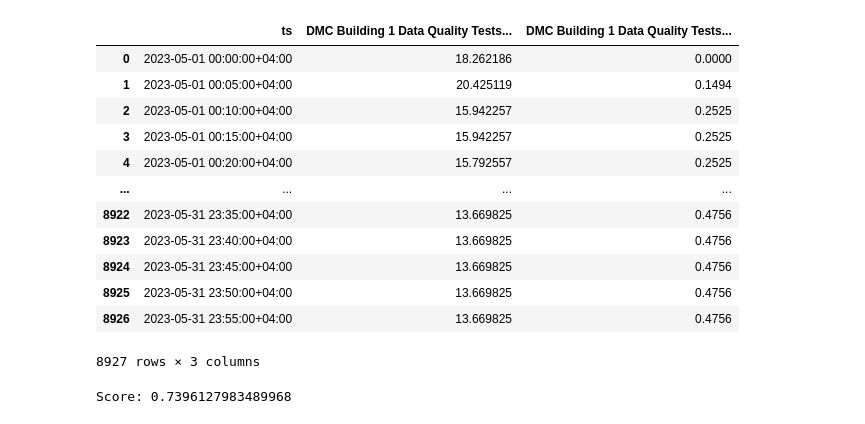
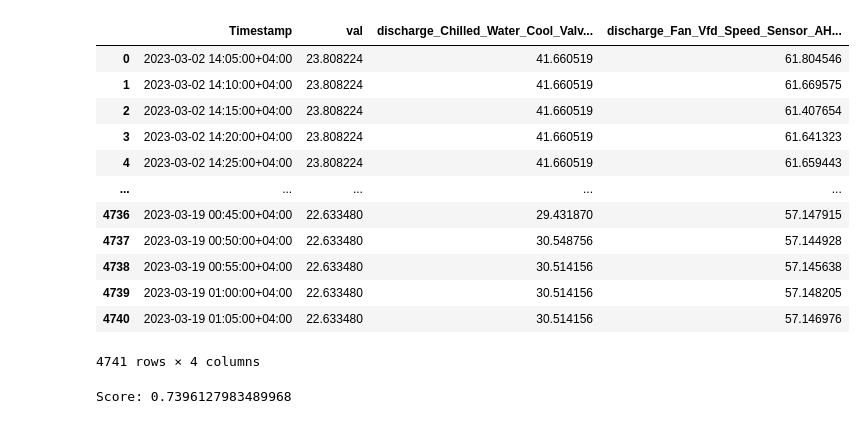
Before and after one commit to quajada/HubgradeDataCleaning, a Jupyter notebook: christine/ChristineMainTest.ipynb, the cells around one changed output. Cells and saved outputs as stored; diff of their text form; code cells hidden in the pictures.

```diff
--- a/christine/ChristineMainTest.ipynb
+++ b/christine/ChristineMainTest.ipynb
@@ -21,7 +21,7 @@ import pandas as pd
 
 
 master_table = extract_dummy_data(r"C:\Users\ccarandang\OneDrive - Enova Facilities Management\Documents\GitHub\HubgradeDataCleaning\HubgradeDataCleaning\christine\dummy_data")
-master_table.at[0,"his"]
+master_table.at[1,"his"]
 # def extractData(data):
 #     """
 #     Function that extracts data for python from the SS grid.
@@ -101,46 +101,46 @@ master_table.at[0,"his"]
 #     freq = str(data_logging_interval.total_seconds()/3600)+"h"
 
 
 #     # LIST OF MODELS
 #     models = [
 #         DOT(season_length=season_length)
 #     ]
 
 #     # The Model
 #     sf = StatsForecast(
 #         models=models,
 #         freq=freq,
 #         # fallback_model = SeasonalNaive(season_length=season_length),
 #         n_jobs=-1,
 #     )
 
 #     # Model fitting
 #     forecasts_df = sf.forecast(df=df[["ds", "y", "unique_id"]], h=horizon, level=[90])
 
 #     # removing the -hi- and -lo- columns
 #     for col in forecasts_df.columns:
 #         if re.search("-hi-", col) or re.search("-lo-", col):
 #             forecasts_df.drop(col, axis=1, inplace=True)
 
 #     forecasts_df = forecasts_df.rename(columns={"ds": "timestamp", "DynamicOptimizedTheta":"dynamicOptimizedTheta"})
 
 #     forecasts_df.set_index("timestamp", inplace=True)
 
 #     return forecasts_df
 # %% [output]
-|  | ts | DMC Building 1 Data Quality Tests... | DMC Building 1 Data Quality Tests... |
-| 0 | 2023-05-01 00:00:00+04:00 | 18.262186 | 0.0000 |
-| 1 | 2023-05-01 00:05:00+04:00 | 20.425119 | 0.1494 |
-| 2 | 2023-05-01 00:10:00+04:00 | 15.942257 | 0.2525 |
-| 3 | 2023-05-01 00:15:00+04:00 | 15.942257 | 0.2525 |
-| 4 | 2023-05-01 00:20:00+04:00 | 15.792557 | 0.2525 |
-| ... | ... | ... | ... |
-| 8922 | 2023-05-31 23:35:00+04:00 | 13.669825 | 0.4756 |
-| 8923 | 2023-05-31 23:40:00+04:00 | 13.669825 | 0.4756 |
-| 8924 | 2023-05-31 23:45:00+04:00 | 13.669825 | 0.4756 |
-| 8925 | 2023-05-31 23:50:00+04:00 | 13.669825 | 0.4756 |
-| 8926 | 2023-05-31 23:55:00+04:00 | 13.669825 | 0.4756 |
+|  | Timestamp | val | discharge_Chilled_Water_Cool_Valv... | discharge_Fan_Vfd_Speed_Sensor_AH... |
+| 0 | 2023-03-02 14:05:00+04:00 | 23.808224 | 41.660519 | 61.804546 |
+| 1 | 2023-03-02 14:10:00+04:00 | 23.808224 | 41.660519 | 61.669575 |
+| 2 | 2023-03-02 14:15:00+04:00 | 23.808224 | 41.660519 | 61.407654 |
+| 3 | 2023-03-02 14:20:00+04:00 | 23.808224 | 41.660519 | 61.641323 |
+| 4 | 2023-03-02 14:25:00+04:00 | 23.808224 | 41.660519 | 61.659443 |
+| ... | ... | ... | ... | ... |
+| 4736 | 2023-03-19 00:45:00+04:00 | 22.633480 | 29.431870 | 57.147915 |
+| 4737 | 2023-03-19 00:50:00+04:00 | 22.633480 | 30.548756 | 57.144928 |
+| 4738 | 2023-03-19 00:55:00+04:00 | 22.633480 | 30.514156 | 57.145638 |
+| 4739 | 2023-03-19 01:00:00+04:00 | 22.633480 | 30.514156 | 57.148205 |
+| 4740 | 2023-03-19 01:05:00+04:00 | 22.633480 | 30.514156 | 57.146976 |
-8927 rows × 3 columns
+4741 rows × 4 columns
 # %%
 
 def seasonal_naive(df, length_of_missing_data, data_logging_interval, dqStart):
```
Also changed, not shown: parts of 5 cells of this notebook.
